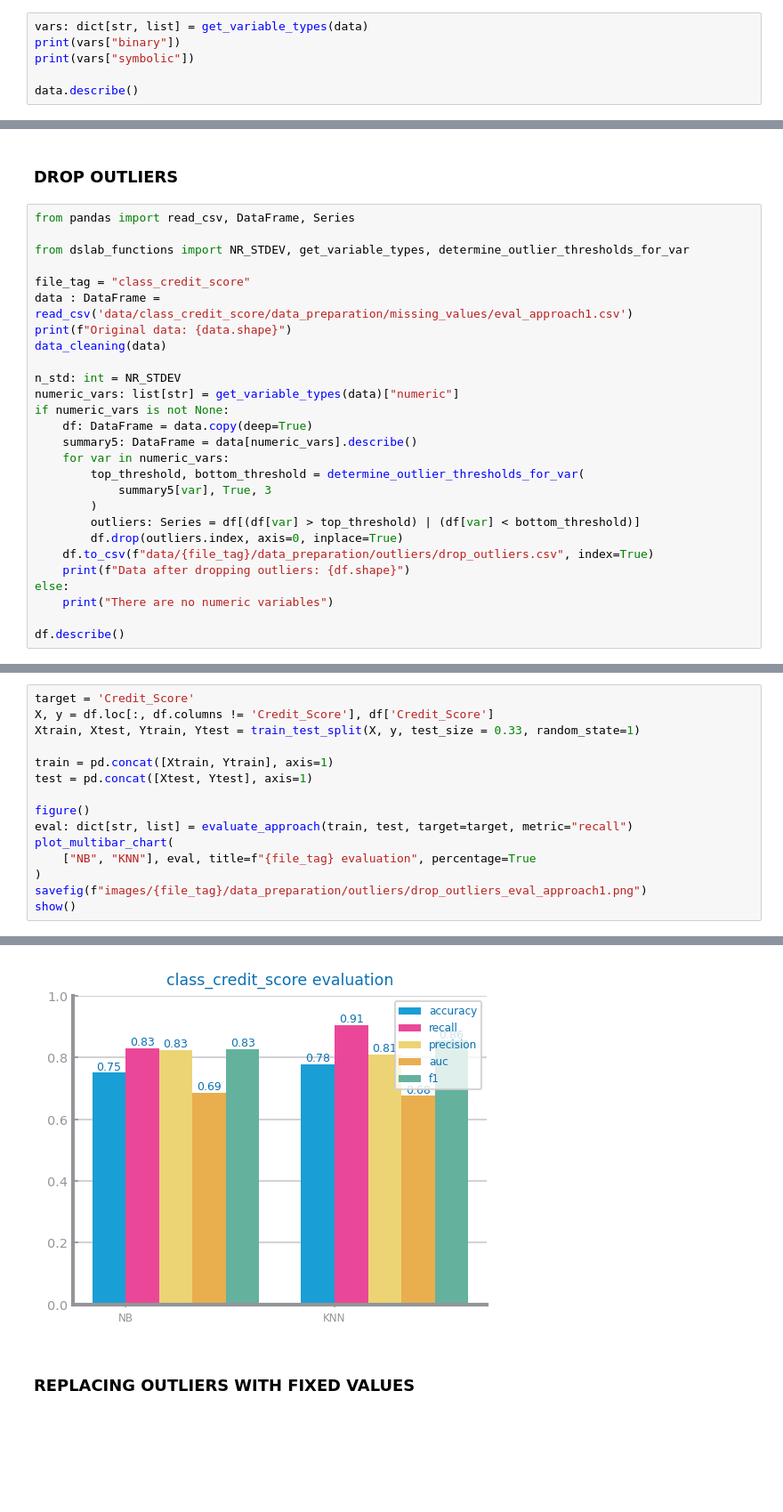
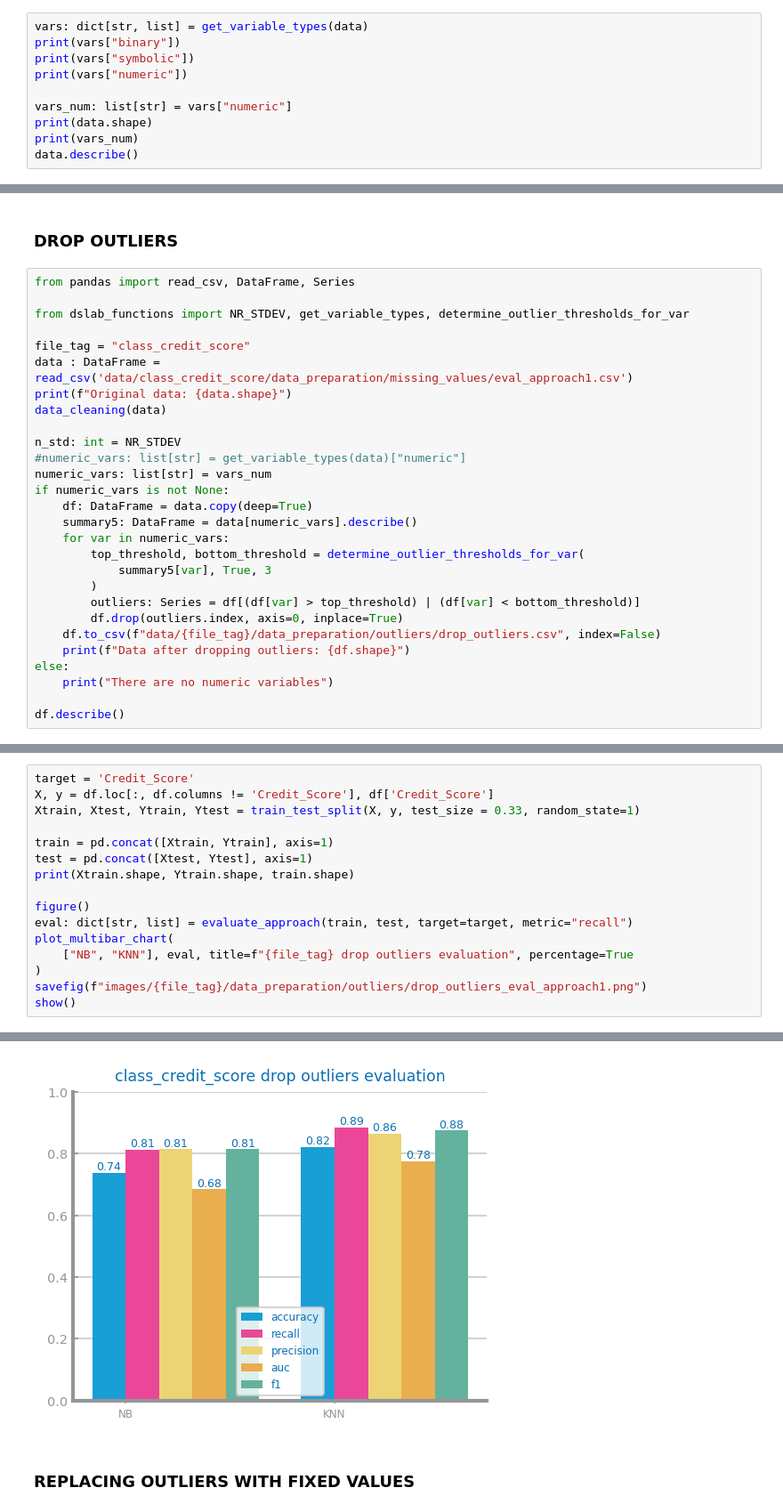
Before and after one commit to raquelfmcardoso/datascience-2023-2024-project, a Jupyter notebook: classification/credit_datapreparation.ipynb, the cells around one changed output, grey strips where cells are left out. Shown: that part at 89% size. Saved outputs shown, nothing was run; the diff lists cells and outputs as text; blank space fills up the shorter version.

```diff
--- a/classification/credit_datapreparation.ipynb
+++ b/classification/credit_datapreparation.ipynb
@@ -103,7 +107,11 @@ Payment_Behaviour ['High_spent_Small_value_payments' 'Low_spent_Large_value_paym
 vars: dict[str, list] = get_variable_types(data)
 print(vars["binary"])
 print(vars["symbolic"])
+print(vars["numeric"])
 
+vars_num: list[str] = vars["numeric"]
+print(data.shape)
+print(vars_num)
 data.describe()
 # %% [output]
 ['Credit_Score']
@@ -324,7 +336,8 @@ print(f"Original data: {data.shape}")
 data_cleaning(data)
 
 n_std: int = NR_STDEV
-numeric_vars: list[str] = get_variable_types(data)["numeric"]
+#numeric_vars: list[str] = get_variable_types(data)["numeric"]
+numeric_vars: list[str] = vars_num
 if numeric_vars is not None:
     df: DataFrame = data.copy(deep=True)
     summary5: DataFrame = data[numeric_vars].describe()
@@ -334,7 +347,7 @@ if numeric_vars is not None:
         )
         outliers: Series = df[(df[var] > top_threshold) | (df[var] < bottom_threshold)]
         df.drop(outliers.index, axis=0, inplace=True)
-    df.to_csv(f"data/{file_tag}/data_preparation/outliers/drop_outliers.csv", index=True)
+    df.to_csv(f"data/{file_tag}/data_preparation/outliers/drop_outliers.csv", index=False)
     print(f"Data after dropping outliers: {df.shape}")
 else:
     print("There are no numeric variables")
@@ -360,11 +373,12 @@ Xtrain, Xtest, Ytrain, Ytest = train_test_split(X, y, test_size = 0.33, random_s
 
 train = pd.concat([Xtrain, Ytrain], axis=1)
 test = pd.concat([Xtest, Ytest], axis=1)
+print(Xtrain.shape, Ytrain.shape, train.shape)
 
 figure()
 eval: dict[str, list] = evaluate_approach(train, test, target=target, metric="recall")
 plot_multibar_chart(
-    ["NB", "KNN"], eval, title=f"{file_tag} evaluation", percentage=True
+    ["NB", "KNN"], eval, title=f"{file_tag} drop outliers evaluation", percentage=True
 )
 savefig(f"images/{file_tag}/data_preparation/outliers/drop_outliers_eval_approach1.png")
 show()
@@ -372,4 +387,4 @@ show()
-[figure, old version]
+[figure, new version]
 # %% [markdown]
 ### REPLACING OUTLIERS WITH FIXED VALUES
 # %%
```
Also changed, not shown: parts of 24 cells of this notebook, 30 other files.
